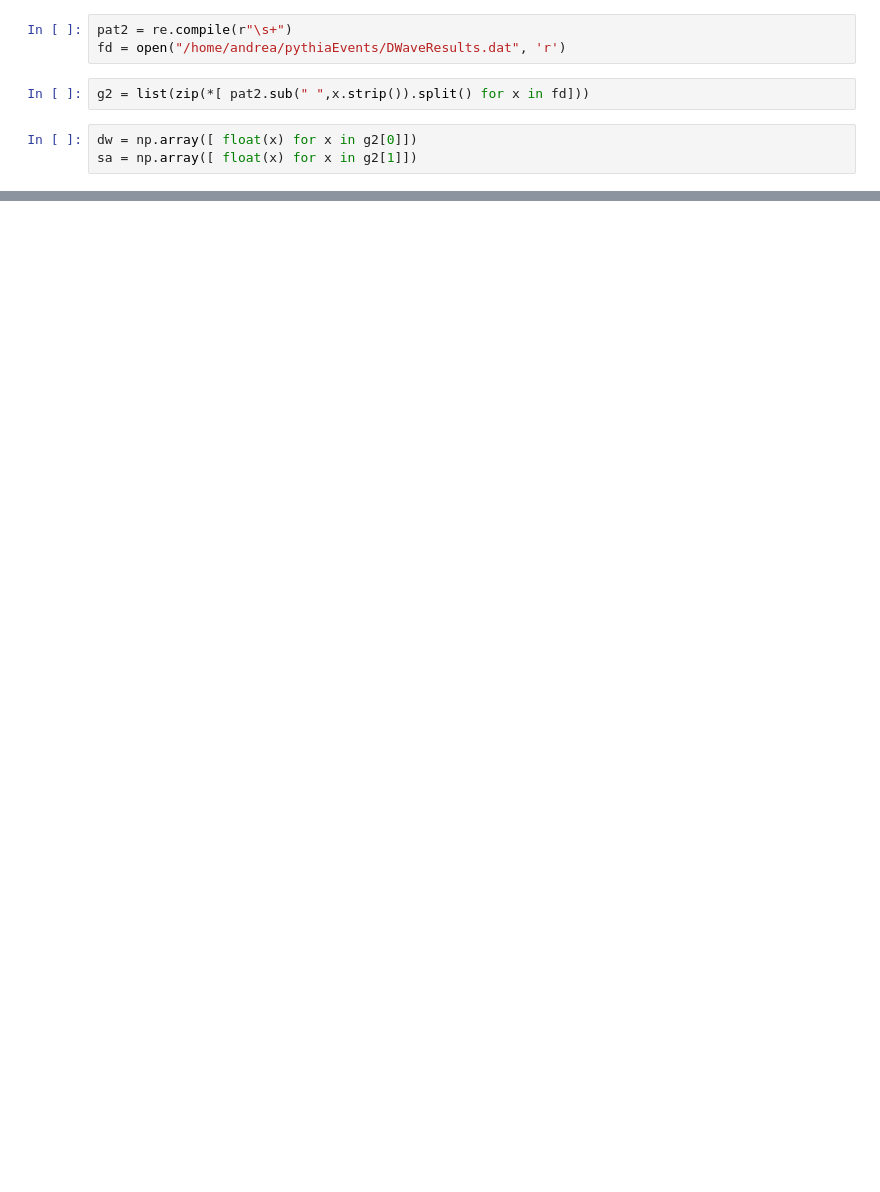
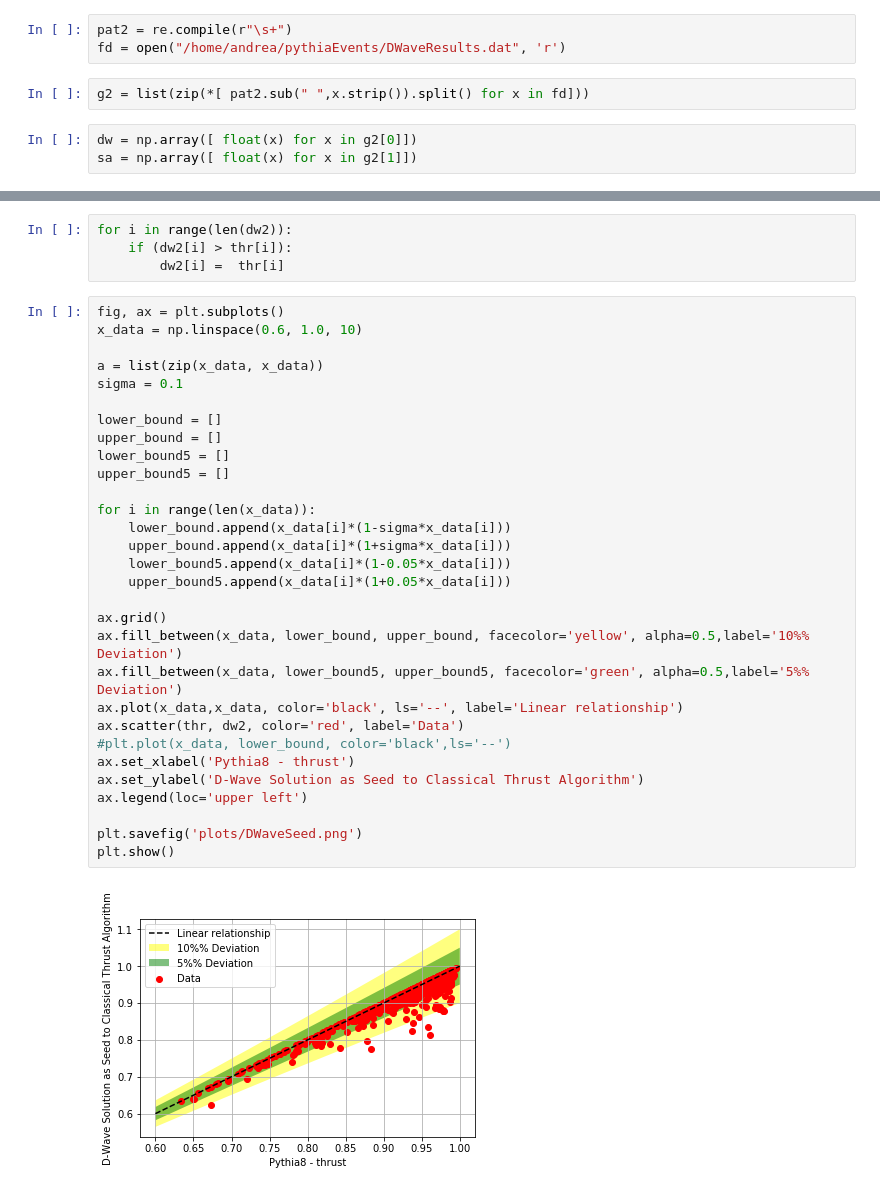
Before and after one commit to delgadoandrea/quantumjets, a Jupyter notebook: plot_results.ipynb, the cells around one changed output, grey strips where cells are left out. Saved outputs shown, nothing was run; the diff lists cells and outputs as text; blank space fills up the shorter version.

```diff
--- a/plot_results.ipynb
+++ b/plot_results.ipynb
@@ -248,0 +185,36 @@ plt.show()
+# %%
+for i in range(len(dw2)):
+    if (dw2[i] > thr[i]):
+        dw2[i] =  thr[i]
+# %%
+fig, ax = plt.subplots()
+x_data = np.linspace(0.6, 1.0, 10)
+
+a = list(zip(x_data, x_data))
+sigma = 0.1
+
+lower_bound = []
+upper_bound = []
+lower_bound5 = []
+upper_bound5 = []
+
+for i in range(len(x_data)):
+    lower_bound.append(x_data[i]*(1-sigma*x_data[i]))
+    upper_bound.append(x_data[i]*(1+sigma*x_data[i]))
+    lower_bound5.append(x_data[i]*(1-0.05*x_data[i]))
+    upper_bound5.append(x_data[i]*(1+0.05*x_data[i]))
+
+ax.grid()
+ax.fill_between(x_data, lower_bound, upper_bound, facecolor='yellow', alpha=0.5,label='10%% Deviation')
+ax.fill_between(x_data, lower_bound5, upper_bound5, facecolor='green', alpha=0.5,label='5%% Deviation')
+ax.plot(x_data,x_data, color='black', ls='--', label='Linear relationship')
+ax.scatter(thr, dw2, color='red', label='Data')
+#plt.plot(x_data, lower_bound, color='black',ls='--')
+ax.set_xlabel('Pythia8 - thrust')
+ax.set_ylabel('D-Wave Solution as Seed to Classical Thrust Algorithm')
+ax.legend(loc='upper left')
+
+plt.savefig('plots/DWaveSeed.png')
+plt.show()
+# %% [output]
+[figure, added]
```
Also changed, not shown: parts of 13 cells of this notebook, 7 other files.
